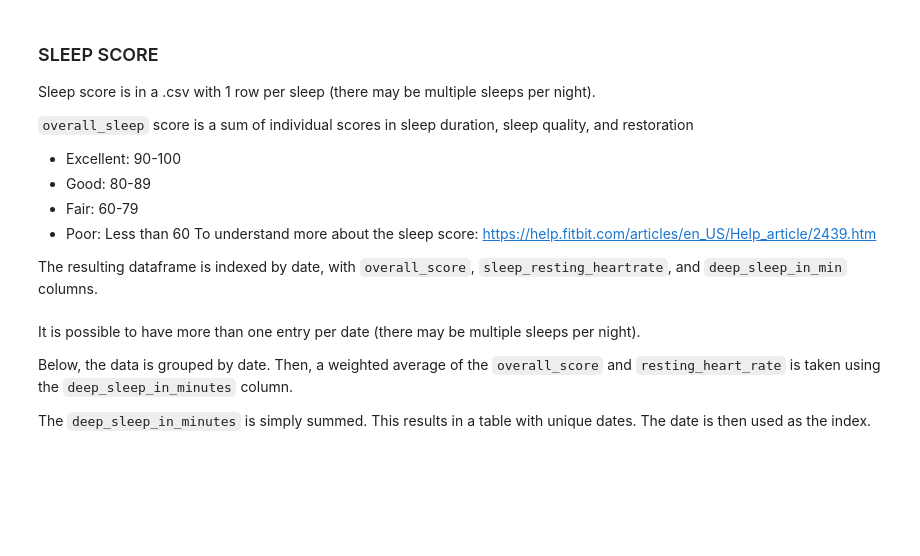
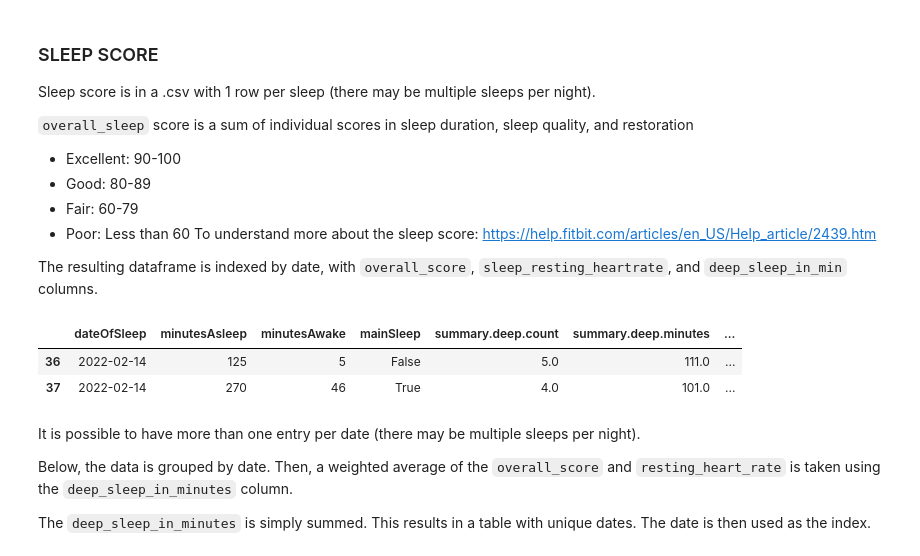
Before and after one commit to jackie-kinsler/sleep_analysis_py, a Jupyter notebook: get_and_clean_data.ipynb, the cells around one changed output. Cells and saved outputs as stored; diff of their text form; code cells hidden in the pictures; blank space fills up the shorter version.

```diff
--- a/get_and_clean_data.ipynb
+++ b/get_and_clean_data.ipynb
@@ -158,6 +242,13 @@ The resulting dataframe is indexed by date, with `overall_score`, `sleep_resting
 sleep_score_full = pd.read_csv('/Users/jackiekinsler/projects/sleep_analysis_py/physical_data/Sleep/sleep_score.csv')
 # Keep only the rows of interest
 sleep_score_reduced = sleep_score_full.loc[:,['timestamp', 'overall_score', 'deep_sleep_in_minutes', 'resting_heart_rate']]
+# %%
+ss = sleep_detail[sleep_detail['dateOfSleep'] == '2022-02-14']
+ss
+# %% [output]
+|  | dateOfSleep | minutesAsleep | minutesAwake | mainSleep | summary.deep.count | summary.deep.minutes | ... |
+| 36 | 2022-02-14 | 125 | 5 | False | 5.0 | 111.0 | ... |
+| 37 | 2022-02-14 | 270 | 46 | True | 4.0 | 101.0 | ... |
 # %%
 # Convert timestamp to a date, and then remove the time portion of the timestamp
 sleep_score_reduced['timestamp'] = pd.to_datetime(sleep_score_reduced['timestamp']).dt.normalize()
```
Also changed, not shown: parts of 19 cells of this notebook.
